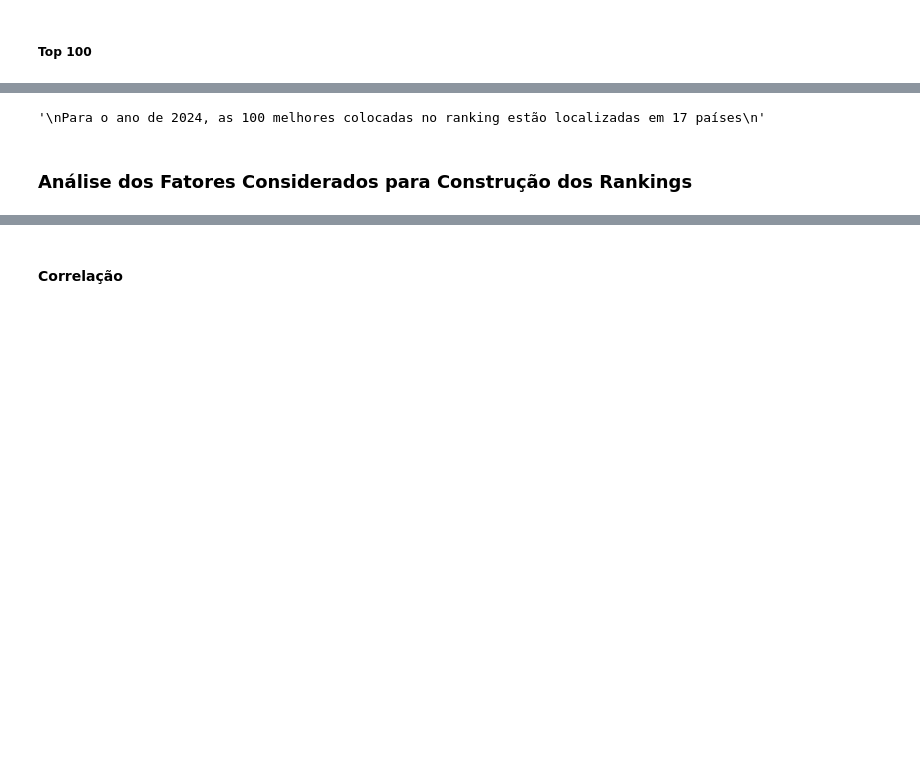
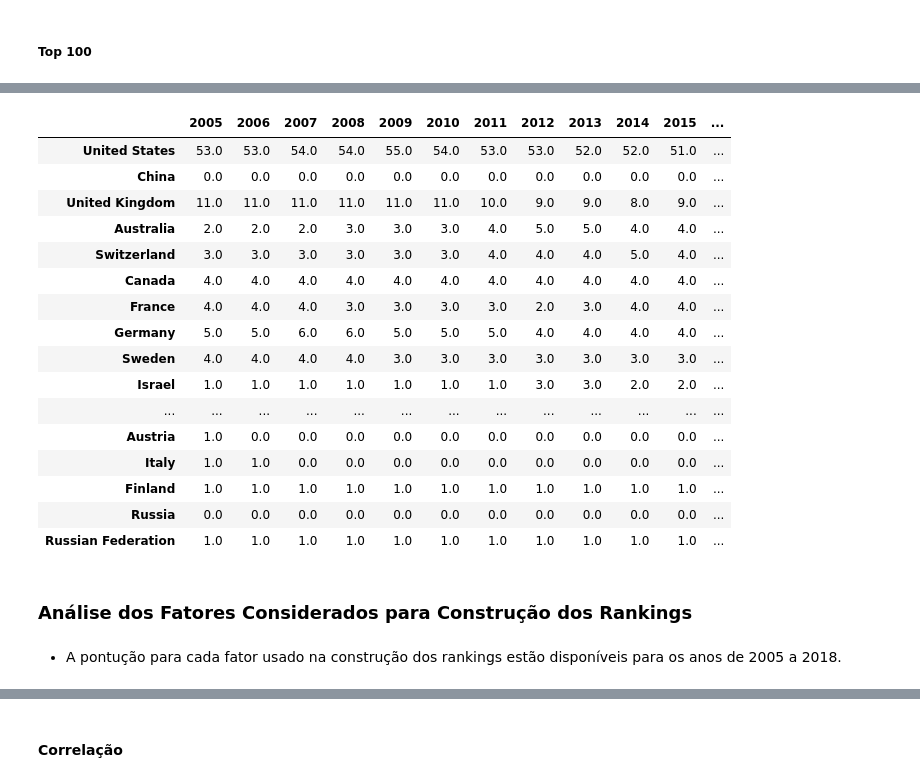
Before and after one commit to RodolfoPCruz/education_analysis, a Jupyter notebook: Shanghai World University Rankings/Shanghai Ranking.ipynb, the cells around one changed output, grey strips where cells are left out. Saved outputs shown, nothing was run; the diff lists cells and outputs as text; code cells hidden in the pictures; blank space fills up the shorter version.

```diff
--- a/Shanghai World University Rankings/Shanghai Ranking.ipynb
+++ b/Shanghai World University Rankings/Shanghai Ranking.ipynb
@@ -224,6 +225,11 @@ df_2023.head()
 ### Contatenando todos os rankings em um único dataframe
 # %%
 df_rankings=pd.concat([df_2005_2018,df_2020,df_2023],axis=0)
+# %%
+#Em alguns rankings os nomes dos países estão com espaçoes extras
+
+df_rankings['Country']=df_rankings['Country'].str.strip()
+df_rankings['Country']=df_rankings['Country'].str.lstrip()
 # %% [markdown]
 ## Análise dos Rankings
 # %% [markdown]
@@ -286,0 +237,28 @@ top_1
+# %%
+def create_top_ranking(dados,n_top,coluna_ano="Year",rank_geral='World rank integer',output='University'):
+    '''
+    Função que cria um dataframe em que em cada coluna aparecem as n_top primeiras colocadas no ranking de um ano.
+    Os rankings serão criados para os que estiverem disponíveis em dados
+
+    dados      - Pandas dataframe com  os rankings. Todos os rankings estão em um unico dataframe. O ano do ranking está especificado
+                 em uma coluna
+    n_top      - (int) Número de universidades que entrarão nos rankings de cada ano
+    coluna_ano - (str) Nome da coluna onde está especificado o ano do ranking
+    rank_geral - (str) Nome da coluna onde estão as posições de cada univrsidade nos rankings
+    name_university - (str) Define a informação contida no dataframe que será retornado. Se output='University' no dataframe
+                       retornado estarão os nomes das universidades melhores colocadas. Se output='Country' a informação contida
+                       será os países de origem das universidades melhreos colocadas
+    '''
+    top_list=[]
+    anos=dados[coluna_ano].unique() #ano do ranking
+    anos.sort()
+    for ano in anos: #anos é um lista para selecionar o ranking
+        top=dados[dados[coluna_ano]==ano].sort_values(by=rank_geral).loc[:,[output]]
+        top.rename(columns={output:str(ano)},inplace=True)
+        top.reset_index(drop=True,inplace=True)
+        top=top.iloc[:n_top,:]
+        top_list.append(top)
+    top_list=pd.concat(top_list,axis=1) #converter a lista em dataframe
+    top_list.index=np.arange(1,n_top+1) #alterar index para que comece em 1
+
+    return top_list
@@ -338,4 +311,5 @@ count_paises_top_10
 ##### Top 100
 # %%
 #Pais de origem das 100 melhores universidade nos rankings de 2011 a 2024
-top_100_paises=select_top_ranking(df_dados,'location',100,anos)
+top_100_location=create_top_ranking(df_rankings,100,output='Country')
+top_100_location
@@ -376,18 +330,27 @@ No ano de 2024, dentre as 100 melhores univrsidade classificadas no ranking, 45
-# %%
-'''
-paises_diferentes_top_100 é um dicionário onde as keys são os anos dos rankings
-os valores são os números de diferentes paises de origem para as 100 melhores colocadas n ano considerado
-'''
-paises_diferentes_top_100={}
-for ano in anos:
-    paises_diferentes_top_100[ano]=len(paises_top_100[ano])
-
-paises_diferentes_top_100
-'''
-Para o ano de 2024, as 100 melhores colocadas no ranking estão localizadas em 17 países
-'''
-# %% [output]
-'\nPara o ano de 2024, as 100 melhores colocadas no ranking estão localizadas em 17 países\n'
+# %%
+paises_aparicoes_top_100=top_100_location.apply(pd.Series.value_counts)
+paises_aparicoes_top_100.fillna(value=0,inplace=True)
+paises_aparicoes_top_100.sort_values(by='2023',ascending=False)
+# %% [output]
+|  | 2005 | 2006 | 2007 | 2008 | 2009 | 2010 | 2011 | 2012 | 2013 | 2014 | 2015 | ... |
+| United States | 53.0 | 53.0 | 54.0 | 54.0 | 55.0 | 54.0 | 53.0 | 53.0 | 52.0 | 52.0 | 51.0 | ... |
+| China | 0.0 | 0.0 | 0.0 | 0.0 | 0.0 | 0.0 | 0.0 | 0.0 | 0.0 | 0.0 | 0.0 | ... |
+| United Kingdom | 11.0 | 11.0 | 11.0 | 11.0 | 11.0 | 11.0 | 10.0 | 9.0 | 9.0 | 8.0 | 9.0 | ... |
+| Australia | 2.0 | 2.0 | 2.0 | 3.0 | 3.0 | 3.0 | 4.0 | 5.0 | 5.0 | 4.0 | 4.0 | ... |
+| Switzerland | 3.0 | 3.0 | 3.0 | 3.0 | 3.0 | 3.0 | 4.0 | 4.0 | 4.0 | 5.0 | 4.0 | ... |
+| Canada | 4.0 | 4.0 | 4.0 | 4.0 | 4.0 | 4.0 | 4.0 | 4.0 | 4.0 | 4.0 | 4.0 | ... |
+| France | 4.0 | 4.0 | 4.0 | 3.0 | 3.0 | 3.0 | 3.0 | 2.0 | 3.0 | 4.0 | 4.0 | ... |
+| Germany | 5.0 | 5.0 | 6.0 | 6.0 | 5.0 | 5.0 | 5.0 | 4.0 | 4.0 | 4.0 | 4.0 | ... |
+| Sweden | 4.0 | 4.0 | 4.0 | 4.0 | 3.0 | 3.0 | 3.0 | 3.0 | 3.0 | 3.0 | 3.0 | ... |
+| Israel | 1.0 | 1.0 | 1.0 | 1.0 | 1.0 | 1.0 | 1.0 | 3.0 | 3.0 | 2.0 | 2.0 | ... |
+| ... | ... | ... | ... | ... | ... | ... | ... | ... | ... | ... | ... | ... |
+| Austria | 1.0 | 0.0 | 0.0 | 0.0 | 0.0 | 0.0 | 0.0 | 0.0 | 0.0 | 0.0 | 0.0 | ... |
+| Italy | 1.0 | 1.0 | 0.0 | 0.0 | 0.0 | 0.0 | 0.0 | 0.0 | 0.0 | 0.0 | 0.0 | ... |
+| Finland | 1.0 | 1.0 | 1.0 | 1.0 | 1.0 | 1.0 | 1.0 | 1.0 | 1.0 | 1.0 | 1.0 | ... |
+| Russia | 0.0 | 0.0 | 0.0 | 0.0 | 0.0 | 0.0 | 0.0 | 0.0 | 0.0 | 0.0 | 0.0 | ... |
+| Russian Federation | 1.0 | 1.0 | 1.0 | 1.0 | 1.0 | 1.0 | 1.0 | 1.0 | 1.0 | 1.0 | 1.0 | ... |
 # %% [markdown]
 ### Análise dos Fatores Considerados para Construção dos Rankings
+# %% [markdown]
+- A pontução para cada fator usado na construção dos rankings estão disponíveis para os anos de 2005 a 2018.
 # %%
```
Also changed, not shown: parts of 26 cells of this notebook.
